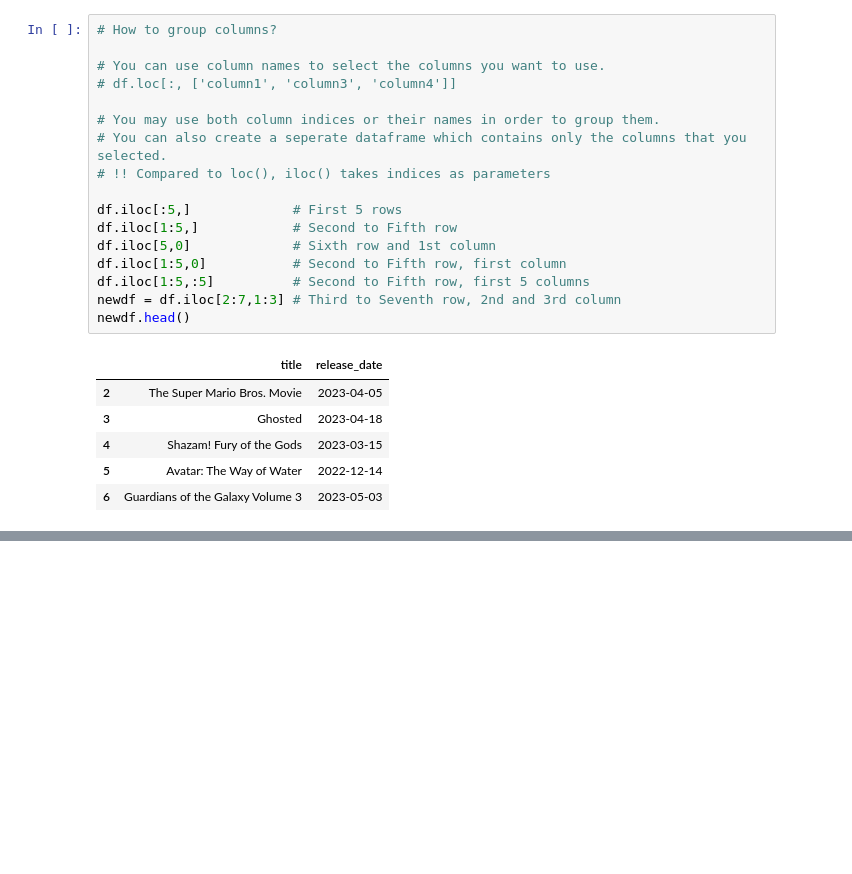
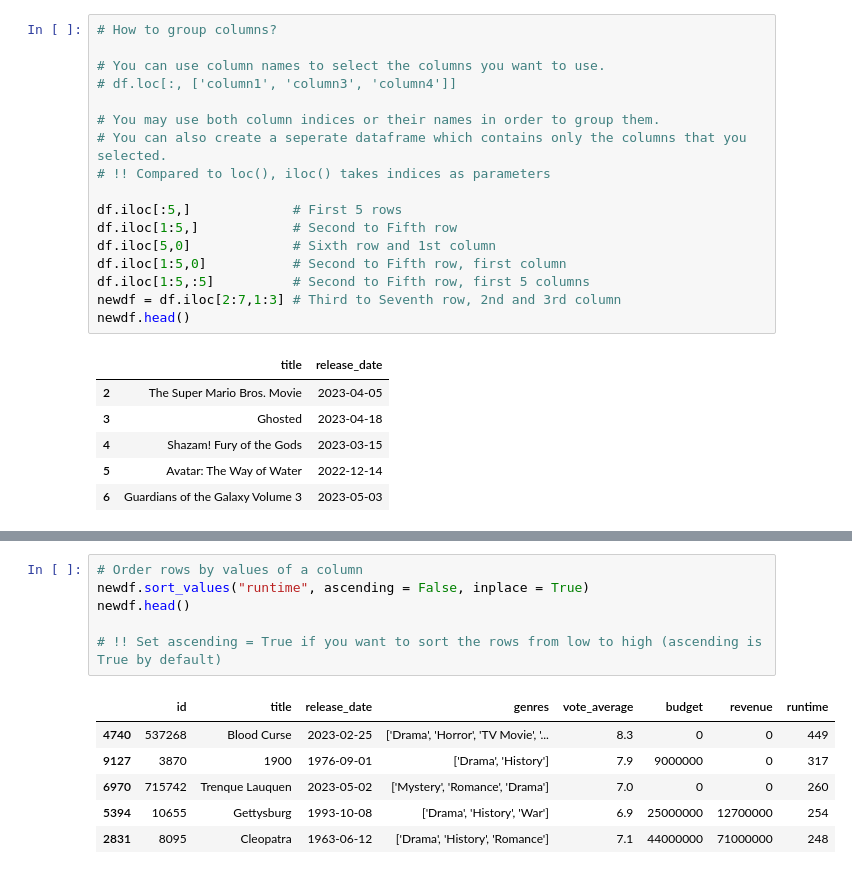
Before and after one commit to Exion007/Colab, a Jupyter notebook: pandas_intro.ipynb, the cells around one changed output, grey strips where cells are left out. Cells and saved outputs as stored; diff of their text form; blank space fills up the shorter version.

```diff
--- a/pandas_intro.ipynb
+++ b/pandas_intro.ipynb
@@ -224,3 +234,16 @@ newdf.head()
 | 2 | 502356 | The Super Mario Bros. Movie | 2023-04-05 | ['Animation', 'Adventure', 'Famil... | 7.5 | 100000000 | 1121048165 | 92 |
 | 3 | 868759 | Ghosted | 2023-04-18 | ['Action', 'Comedy', 'Romance'] | 7.2 | 0 | 0 | 120 |
 | 4 | 594767 | Shazam! Fury of the Gods | 2023-03-15 | ['Action', 'Comedy', 'Fantasy', '... | 6.8 | 125000000 | 133437105 | 130 |
+# %%
+# Order rows by values of a column
+newdf.sort_values("runtime", ascending = False, inplace = True)
+newdf.head()
+
+# !! Set ascending = True if you want to sort the rows from low to high (ascending is True by default)
+# %% [output]
+|  | id | title | release_date | genres | vote_average | budget | revenue | runtime |
+| 4740 | 537268 | Blood Curse | 2023-02-25 | ['Drama', 'Horror', 'TV Movie', '... | 8.3 | 0 | 0 | 449 |
+| 9127 | 3870 | 1900 | 1976-09-01 | ['Drama', 'History'] | 7.9 | 9000000 | 0 | 317 |
+| 6970 | 715742 | Trenque Lauquen | 2023-05-02 | ['Mystery', 'Romance', 'Drama'] | 7.0 | 0 | 0 | 260 |
+| 5394 | 10655 | Gettysburg | 1993-10-08 | ['Drama', 'History', 'War'] | 6.9 | 25000000 | 12700000 | 254 |
+| 2831 | 8095 | Cleopatra | 1963-06-12 | ['Drama', 'History', 'Romance'] | 7.1 | 44000000 | 71000000 | 248 |
```
Also changed, not shown: parts of 1 cell of this notebook.
